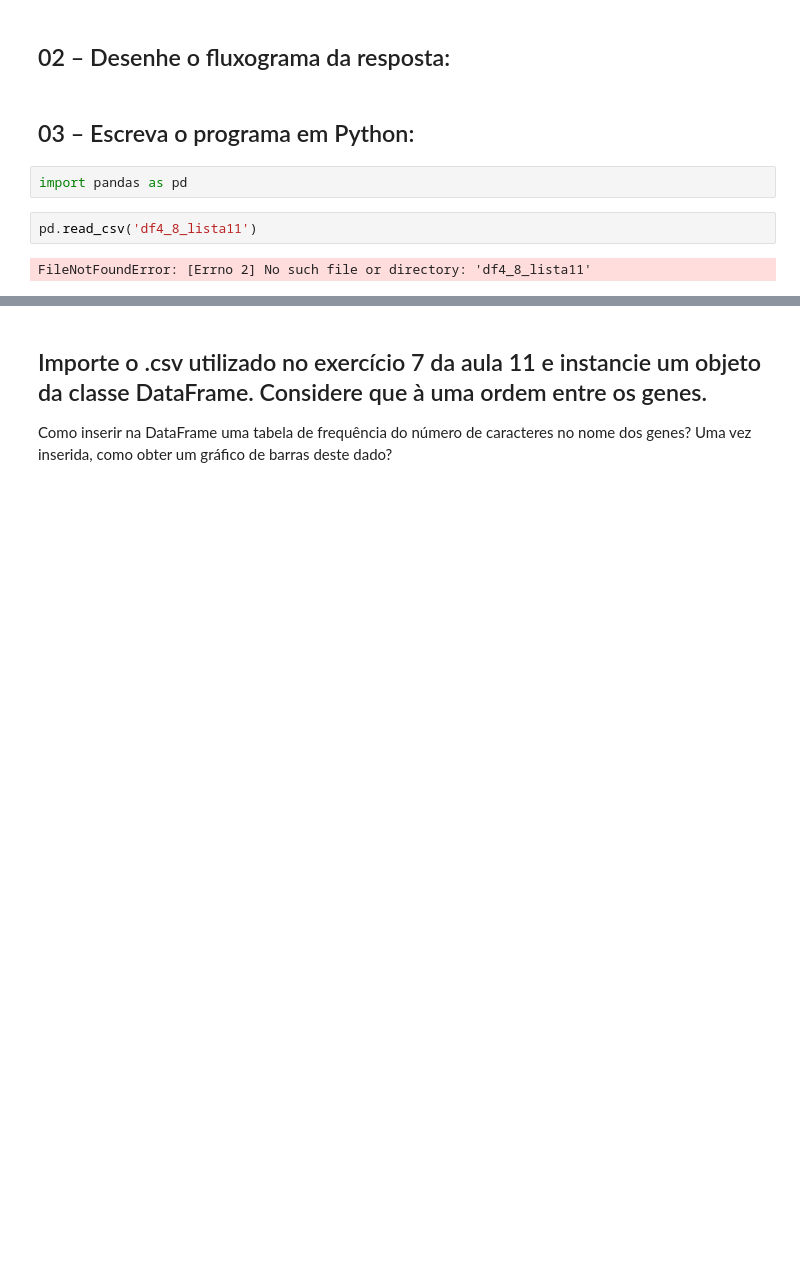
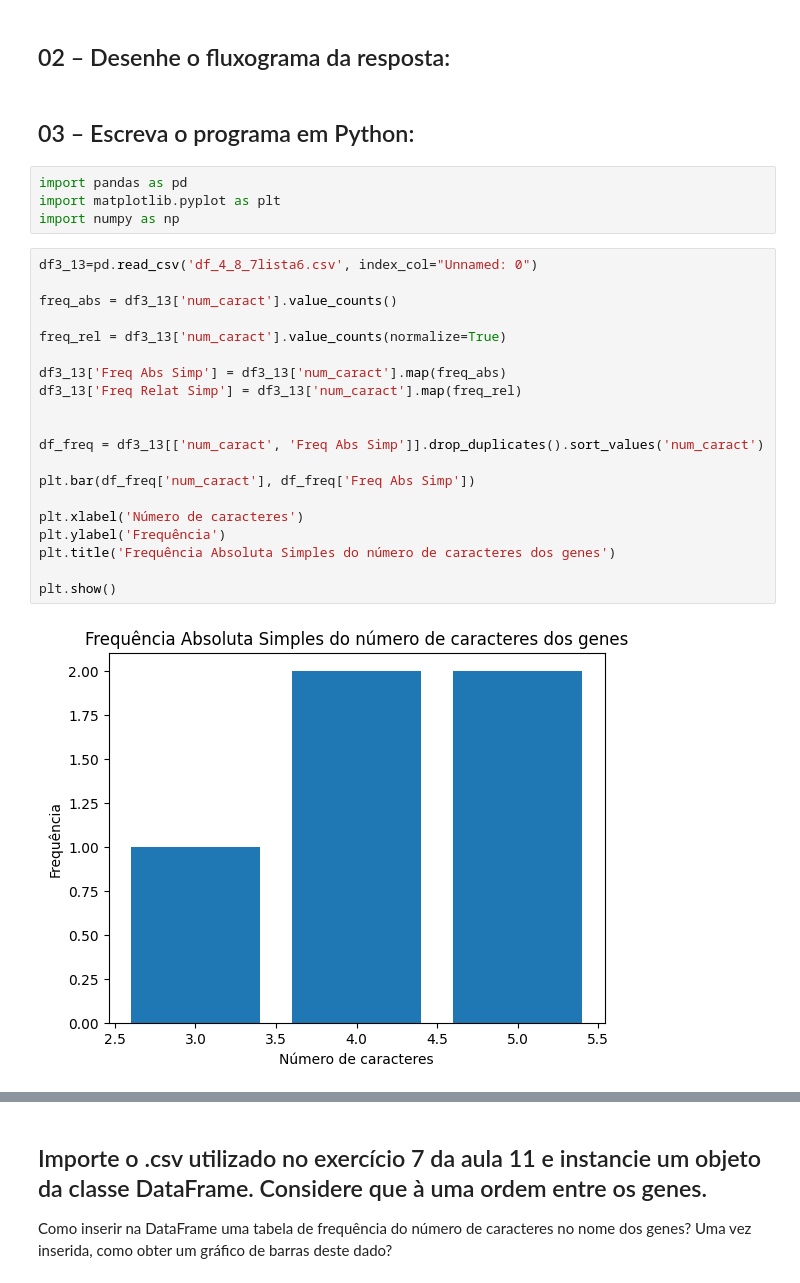
Before and after one commit to biancankusma/python_basico, a Jupyter notebook: 13-Variáveis_Qualitativas_2026-03-30.ipynb, the cells around one changed output, grey strips where cells are left out. Saved outputs shown, nothing was run; the diff lists cells and outputs as text; blank space fills up the shorter version.

Commit message:
final ate exercicio 7 lista 13

```diff
--- a/13-Variáveis_Qualitativas_2026-03-30.ipynb
+++ b/13-Variáveis_Qualitativas_2026-03-30.ipynb
@@ -13,7 +17,27 @@ R.:
 ## 03 – Escreva o programa em Python:
 # %%
 import pandas as pd
+import matplotlib.pyplot as plt
+import numpy as np
 # %%
-pd.read_csv('df4_8_lista11')
+df3_13=pd.read_csv('df_4_8_7lista6.csv', index_col="Unnamed: 0")
+
+freq_abs = df3_13['num_caract'].value_counts()
+
+freq_rel = df3_13['num_caract'].value_counts(normalize=True)
+
+df3_13['Freq Abs Simp'] = df3_13['num_caract'].map(freq_abs)
+df3_13['Freq Relat Simp'] = df3_13['num_caract'].map(freq_rel)
+
+
+df_freq = df3_13[['num_caract', 'Freq Abs Simp']].drop_duplicates().sort_values('num_caract')
+
+plt.bar(df_freq['num_caract'], df_freq['Freq Abs Simp'])
+
+plt.xlabel('Número de caracteres')
+plt.ylabel('Frequência')
+plt.title('Frequência Absoluta Simples do número de caracteres dos genes')
+
+plt.show()
 # %% [output]
-FileNotFoundError: [Errno 2] No such file or directory: 'df4_8_lista11'
+[figure, added]
```
Also changed, not shown: parts of 6 cells of this notebook.
